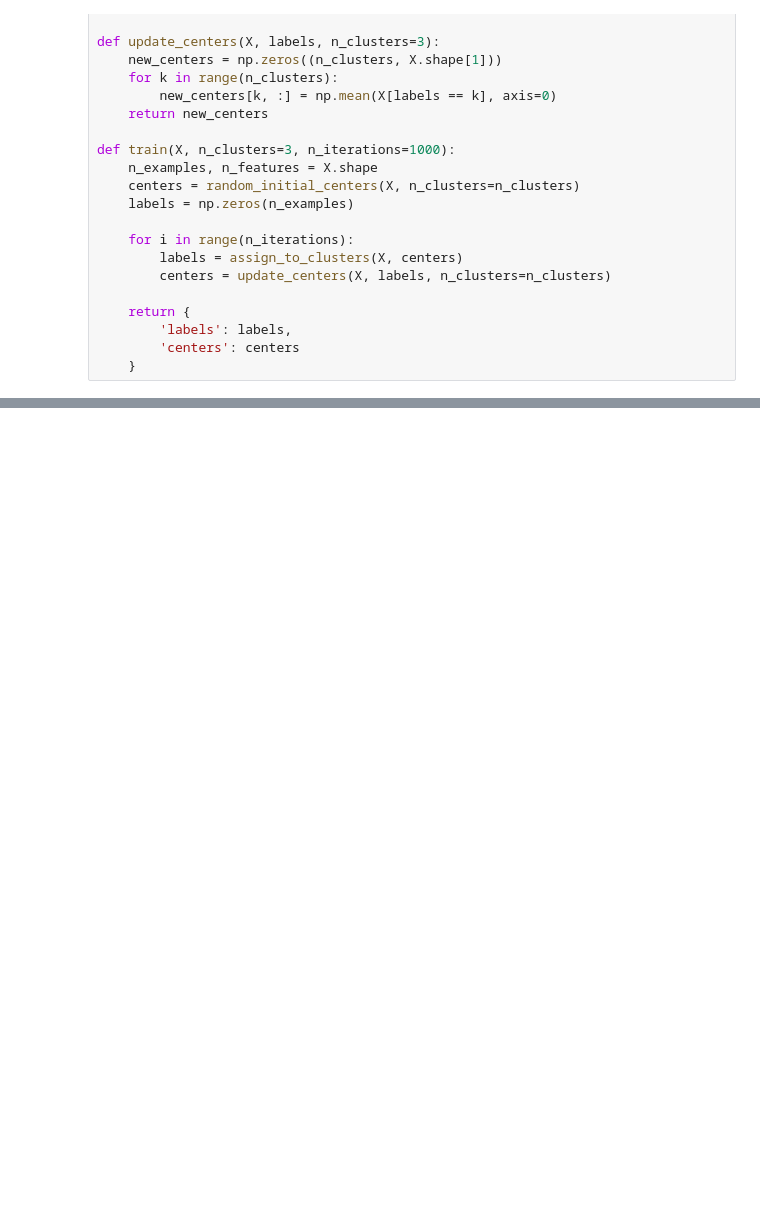
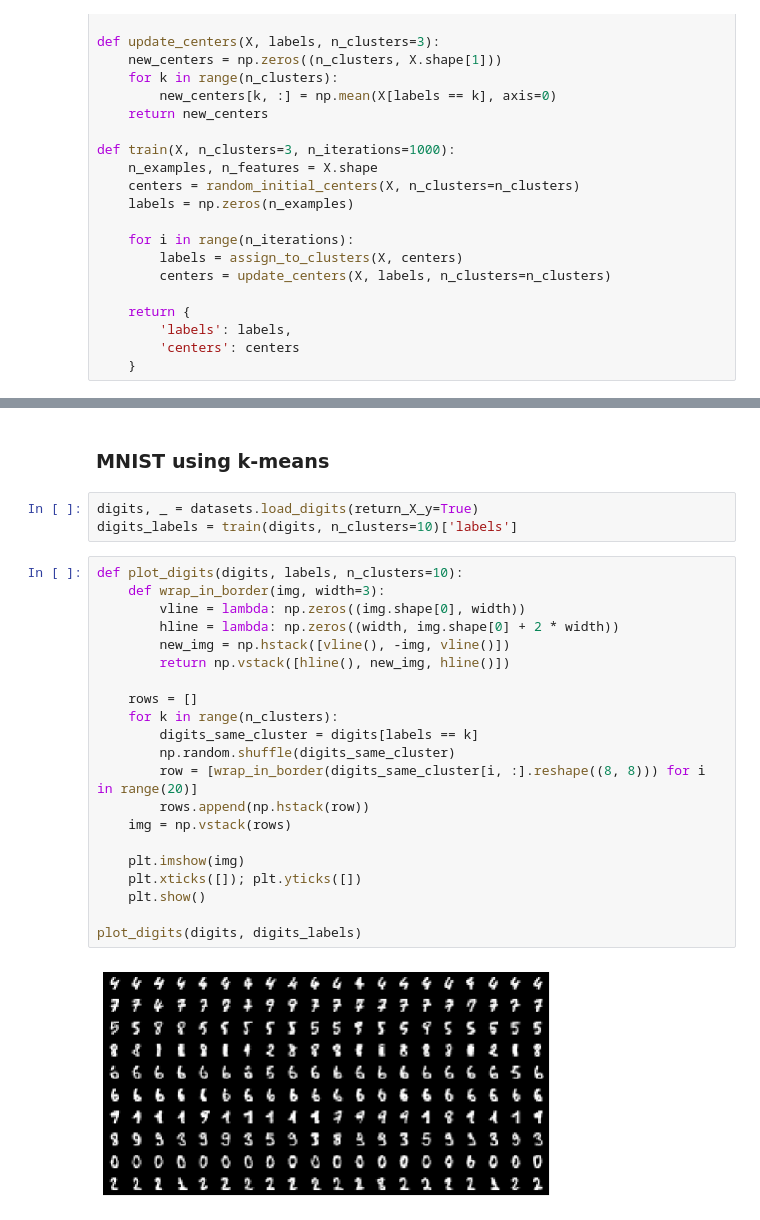
Before and after one commit to trinhngocthuyen/teach-myself-ml, a Jupyter notebook: funda_ml/4_k_means_clustering.ipynb, the cells around one changed output, grey strips where cells are left out. Saved outputs shown, nothing was run; the diff lists cells and outputs as text; blank space fills up the shorter version.

Commit message:
Try k-means with MNIST

```diff
--- a/funda_ml/4_k_means_clustering.ipynb
+++ b/funda_ml/4_k_means_clustering.ipynb
@@ -114,0 +115,28 @@ plot_data(X, labels, centers)
+# %% [markdown]
+### MNIST using k-means
+# %%
+digits, _ = datasets.load_digits(return_X_y=True)
+digits_labels = train(digits, n_clusters=10)['labels']
+# %%
+def plot_digits(digits, labels, n_clusters=10):
+    def wrap_in_border(img, width=3):
+        vline = lambda: np.zeros((img.shape[0], width))
+        hline = lambda: np.zeros((width, img.shape[0] + 2 * width))
+        new_img = np.hstack([vline(), -img, vline()])
+        return np.vstack([hline(), new_img, hline()])
+
+    rows = []
+    for k in range(n_clusters):
+        digits_same_cluster = digits[labels == k]
+        np.random.shuffle(digits_same_cluster)
+        row = [wrap_in_border(digits_same_cluster[i, :].reshape((8, 8))) for i in range(20)]
+        rows.append(np.hstack(row))
+    img = np.vstack(rows)
+
+    plt.imshow(img)
+    plt.xticks([]); plt.yticks([])
+    plt.show()
+
+plot_digits(digits, digits_labels)
+# %% [output]
+[figure, added]
```
Also changed, not shown: parts of 4 cells of this notebook.
